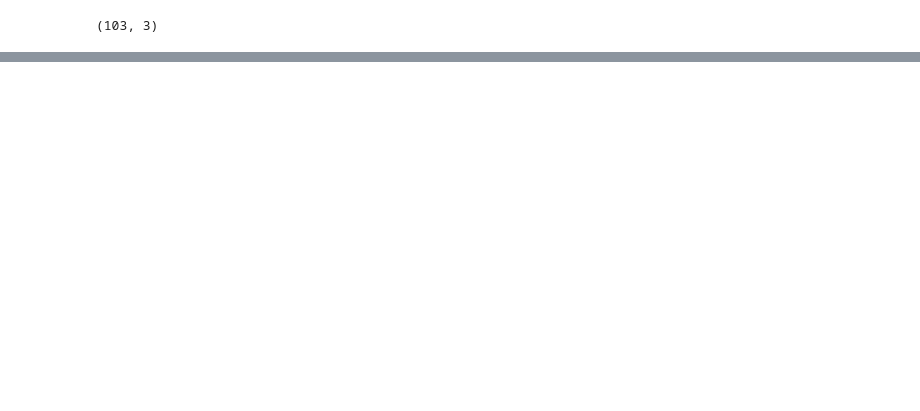
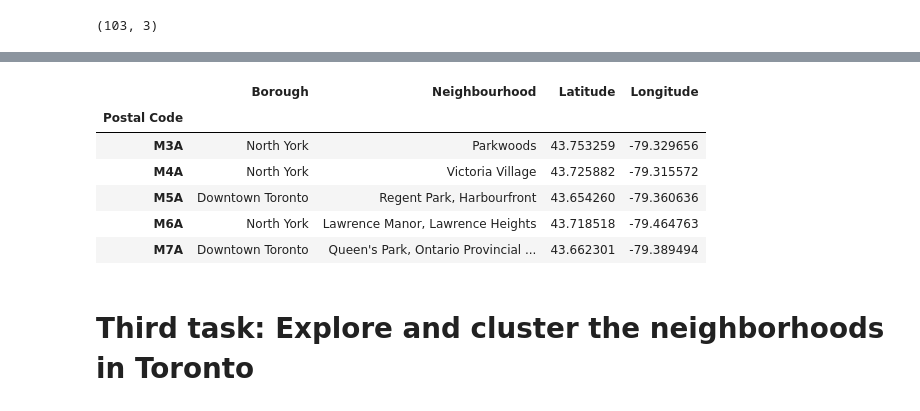
Before and after one commit to lukasweidich/Coursera_Capstone, a Jupyter notebook: peer1.ipynb, the cells around one changed output, grey strips where cells are left out. Cells and saved outputs as stored; diff of their text form; code cells hidden in the pictures; blank space fills up the shorter version.

Commit message:
task 2 and 3

```diff
--- a/peer1.ipynb
+++ b/peer1.ipynb
@@ -48,0 +72,14 @@ df.shape
+# %%
+# add columns lat and long to existing dataframe
+neighborhoods = df.set_index('Postal Code').join(geo_data.set_index('Postal Code'))
+neighborhoods.head()
+# %% [output]
+|  | Borough | Neighbourhood | Latitude | Longitude |
+| Postal Code |  |  |  |  |
+| M3A | North York | Parkwoods | 43.753259 | -79.329656 |
+| M4A | North York | Victoria Village | 43.725882 | -79.315572 |
+| M5A | Downtown Toronto | Regent Park, Harbourfront | 43.654260 | -79.360636 |
+| M6A | North York | Lawrence Manor, Lawrence Heights | 43.718518 | -79.464763 |
+| M7A | Downtown Toronto | Queen's Park, Ontario Provincial ... | 43.662301 | -79.389494 |
+# %% [markdown]
+# Third task: Explore and cluster the neighborhoods in Toronto
```
Also changed, not shown: parts of 8 cells of this notebook, 1 other file.
